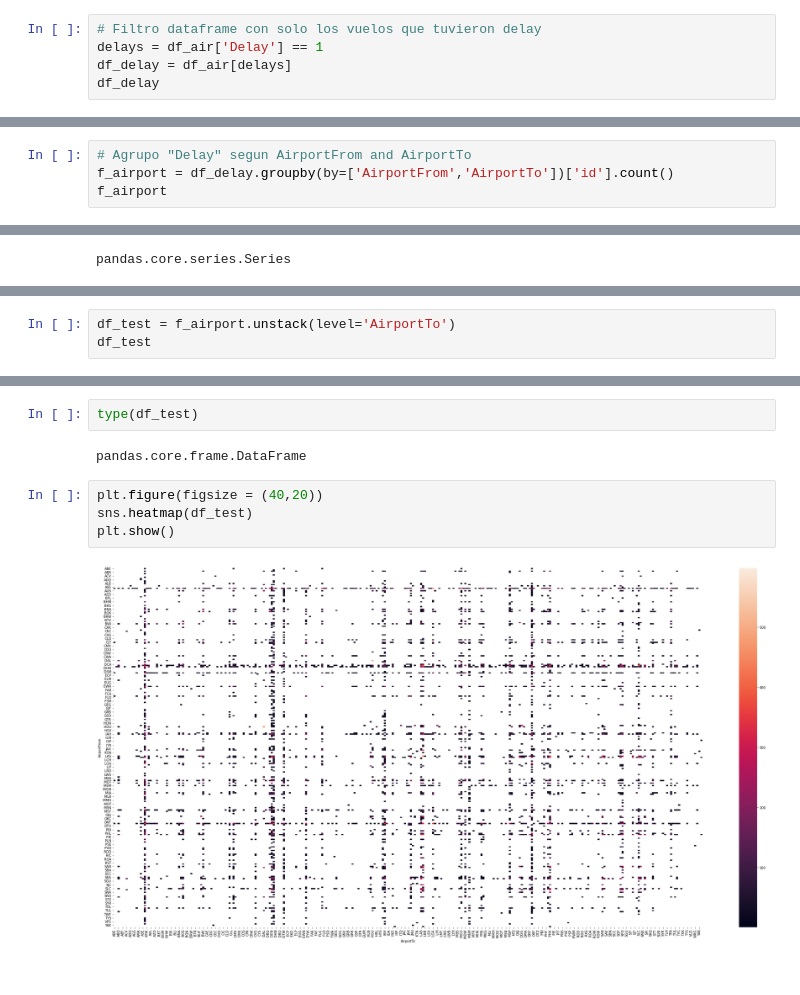
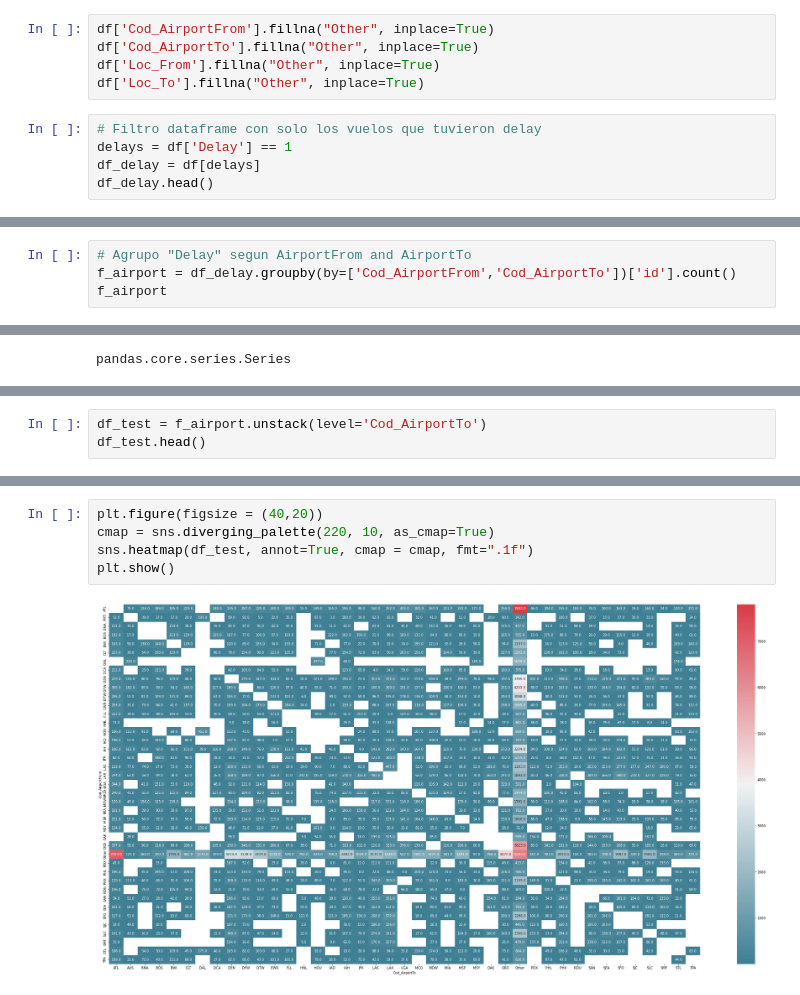
Before and after one commit to natijohansen/TP_DataScience, a Jupyter notebook: Test.ipynb, the cells around one changed output, grey strips where cells are left out. Drawn from its saved outputs; the diff is of its cells as text.

Commit message:
Prueba_Heatmap
Creacion de Heatmap con agrupacion de Aeropuertos y Localidades de los mismo

```diff
--- a/Test.ipynb
+++ b/Test.ipynb
@@ -65,6 +121,11 @@ df_air
+# %%
+df['Cod_AirportFrom'].fillna("Other", inplace=True)
+df['Cod_AirportTo'].fillna("Other", inplace=True)
+df['Loc_From'].fillna("Other", inplace=True)
+df['Loc_To'].fillna("Other", inplace=True)
 # %%
 # Filtro dataframe con solo los vuelos que tuvieron delay
-delays = df_air['Delay'] == 1
-df_delay = df_air[delays]
-df_delay
+delays = df['Delay'] == 1
+df_delay = df[delays]
+df_delay.head()
 # %% [output]
@@ -84,5 +138,5 @@ df_delay
 # %%
 # Agrupo "Delay" segun AirportFrom and AirportTo
-f_airport = df_delay.groupby(by=['AirportFrom','AirportTo'])['id'].count()
+f_airport = df_delay.groupby(by=['Cod_AirportFrom','Cod_AirportTo'])['id'].count()
 f_airport
 # %% [output]
@@ -124,4 +178,4 @@ f_airport.to_frame()
 # %%
-df_test = f_airport.unstack(level='AirportTo')
-df_test
+df_test = f_airport.unstack(level='Cod_AirportTo')
+df_test.head()
 # %% [output]
@@ -142,10 +190,7 @@ df_test
-# %%
-type(df_test)
-# %% [output]
-pandas.core.frame.DataFrame
 # %%
 plt.figure(figsize = (40,20))
-sns.heatmap(df_test)
+cmap = sns.diverging_palette(220, 10, as_cmap=True)
+sns.heatmap(df_test, annot=True, cmap = cmap, fmt=".1f")
 plt.show()
 # %% [output]
-[figure, old version]
+[figure, new version]
```
Also changed, not shown: parts of 13 cells of this notebook, 2 other files.
